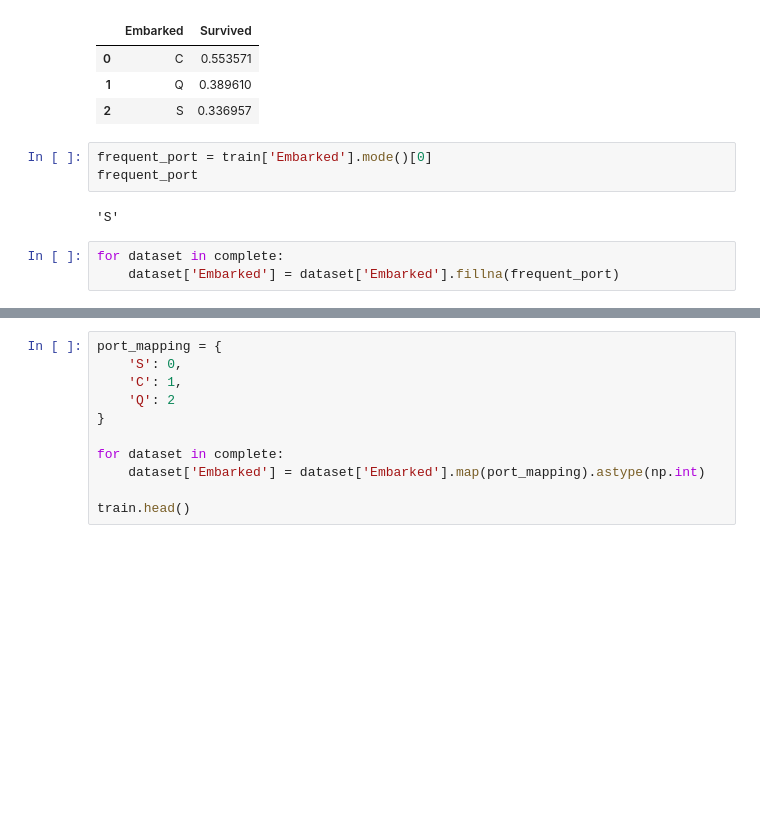
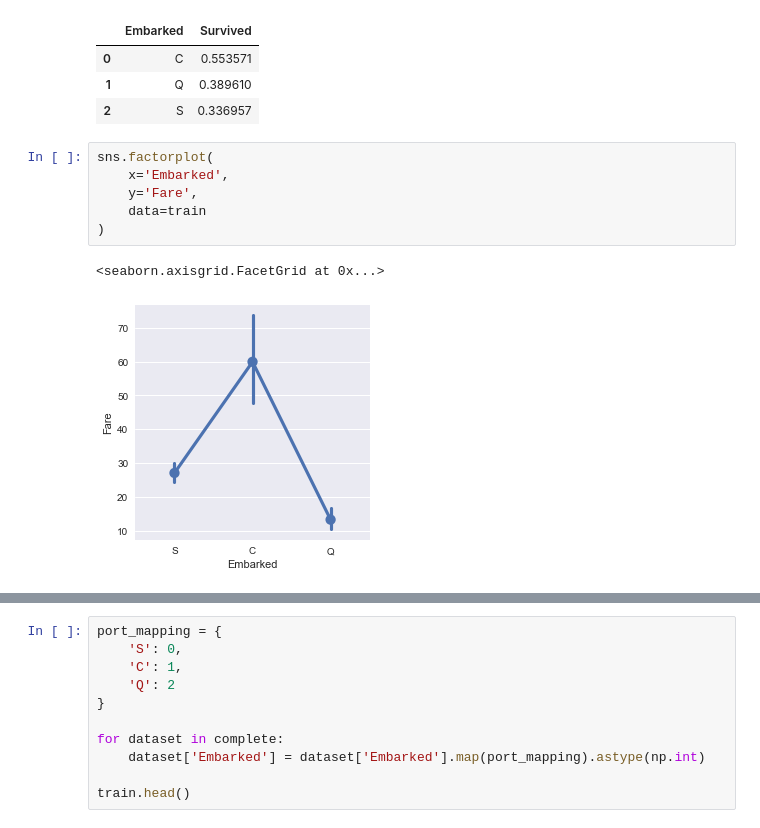
Before and after one commit to r96941046/Titanic, a Jupyter notebook: Titanic Survival.ipynb, the cells around one changed output, grey strips where cells are left out. Cells and saved outputs as stored; diff of their text form; blank space fills up the shorter version.

```diff
--- a/Titanic Survival.ipynb
+++ b/Titanic Survival.ipynb
@@ -508,11 +504,12 @@ train[['Embarked', 'Survived']].groupby(['Embarked'], as_index=False).mean()
 | 0 | C | 0.553571 |
 | 1 | Q | 0.389610 |
 | 2 | S | 0.336957 |
-# %%
-frequent_port = train['Embarked'].mode()[0]
-frequent_port
-# %% [output]
-'S'
-# %%
-for dataset in complete:
-    dataset['Embarked'] = dataset['Embarked'].fillna(frequent_port)
+# %%
+sns.factorplot(
+    x='Embarked',
+    y='Fare',
+    data=train
+)
+# %% [output]
+<seaborn.axisgrid.FacetGrid at 0x...>
+[figure, added]
```
Also changed, not shown: parts of 20 cells of this notebook, 4 other files.
